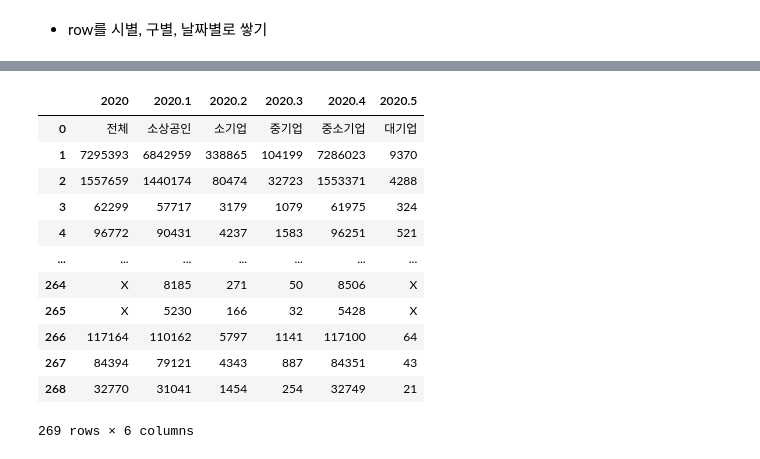
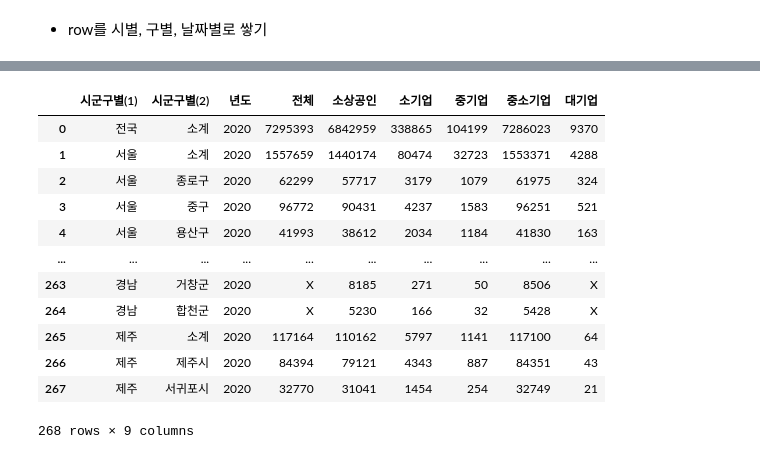
Before and after one commit to vxornjs11/Pytone_Flutter, a Jupyter notebook: Note/companies/02.시군구별 기업수(소중대).ipynb, the cells around one changed output, grey strips where cells are left out. Drawn from its saved outputs; the diff is of its cells as text; code cells hidden in the pictures.

```diff
--- a/Note/companies/02.시군구별 기업수(소중대).ipynb
+++ b/Note/companies/02.시군구별 기업수(소중대).ipynb
@@ -13,5 +33,5 @@ warnings.filterwarnings('ignore')
 # %%
-companies = pd.read_csv("../Companies/Data/시군구별_기업수_20230207123514.csv", encoding="euc-kr")
+companies = pd.read_csv("../../Data/companies/시군구별_기업수_20230207123514.csv", encoding="euc-kr", header=1)
 # %%
 companies
 # %% [output]
@@ -33,5 +53,12 @@ companies
 # %%
 # 시군구별 + 년도 데이터 프레임
 title = companies.iloc[:, :2]
-title
+# 2019년 타이틀 만들기
+title19 = title.copy()
+title19['년도'] = 2019
+# 2020년 타이틀 만들기
+title20 = title
+title20['년도'] = 2020
+
+title19
 # %% [output]
@@ -51,7 +78,7 @@ title
 # %%
 # 2019년 데이터 자르고 2019 넣기
 c2019 = companies.iloc[:, 2:8]
-c2019['년도'] = 2019
-pd.concat(title, c2019)
+
+c2019 = pd.concat([title19, c2019], axis=1)
 c2019
 # %% [output]
@@ -71,17 +98,22 @@ c2019
 # %%
 # 2020년 데이터 자르기
-companies.iloc[:, 8:]
+c2020 = companies.iloc[:, 8:]
+
+c2020 = pd.concat([title20, c2020], axis=1)
+c2020.columns = c2019.columns
+# c2020.iloc[:1, :]
+c2020
 # %% [output]
-|  | 2020 | 2020.1 | 2020.2 | 2020.3 | 2020.4 | 2020.5 |
-| 0 | 전체 | 소상공인 | 소기업 | 중기업 | 중소기업 | 대기업 |
-| 1 | 7295393 | 6842959 | 338865 | 104199 | 7286023 | 9370 |
-| 2 | 1557659 | 1440174 | 80474 | 32723 | 1553371 | 4288 |
-| 3 | 62299 | 57717 | 3179 | 1079 | 61975 | 324 |
-| 4 | 96772 | 90431 | 4237 | 1583 | 96251 | 521 |
-| ... | ... | ... | ... | ... | ... | ... |
-| 264 | X | 8185 | 271 | 50 | 8506 | X |
-| 265 | X | 5230 | 166 | 32 | 5428 | X |
-| 266 | 117164 | 110162 | 5797 | 1141 | 117100 | 64 |
-| 267 | 84394 | 79121 | 4343 | 887 | 84351 | 43 |
-| 268 | 32770 | 31041 | 1454 | 254 | 32749 | 21 |
+|  | 시군구별(1) | 시군구별(2) | 년도 | 전체 | 소상공인 | 소기업 | 중기업 | 중소기업 | 대기업 |
+| 0 | 전국 | 소계 | 2020 | 7295393 | 6842959 | 338865 | 104199 | 7286023 | 9370 |
+| 1 | 서울 | 소계 | 2020 | 1557659 | 1440174 | 80474 | 32723 | 1553371 | 4288 |
+| 2 | 서울 | 종로구 | 2020 | 62299 | 57717 | 3179 | 1079 | 61975 | 324 |
+| 3 | 서울 | 중구 | 2020 | 96772 | 90431 | 4237 | 1583 | 96251 | 521 |
+| 4 | 서울 | 용산구 | 2020 | 41993 | 38612 | 2034 | 1184 | 41830 | 163 |
+| ... | ... | ... | ... | ... | ... | ... | ... | ... | ... |
+| 263 | 경남 | 거창군 | 2020 | X | 8185 | 271 | 50 | 8506 | X |
+| 264 | 경남 | 합천군 | 2020 | X | 5230 | 166 | 32 | 5428 | X |
+| 265 | 제주 | 소계 | 2020 | 117164 | 110162 | 5797 | 1141 | 117100 | 64 |
+| 266 | 제주 | 제주시 | 2020 | 84394 | 79121 | 4343 | 887 | 84351 | 43 |
+| 267 | 제주 | 서귀포시 | 2020 | 32770 | 31041 | 1454 | 254 | 32749 | 21 |
-269 rows × 6 columns
+268 rows × 9 columns
```
Also changed, not shown: parts of 24 cells of this notebook, 4 other files.
